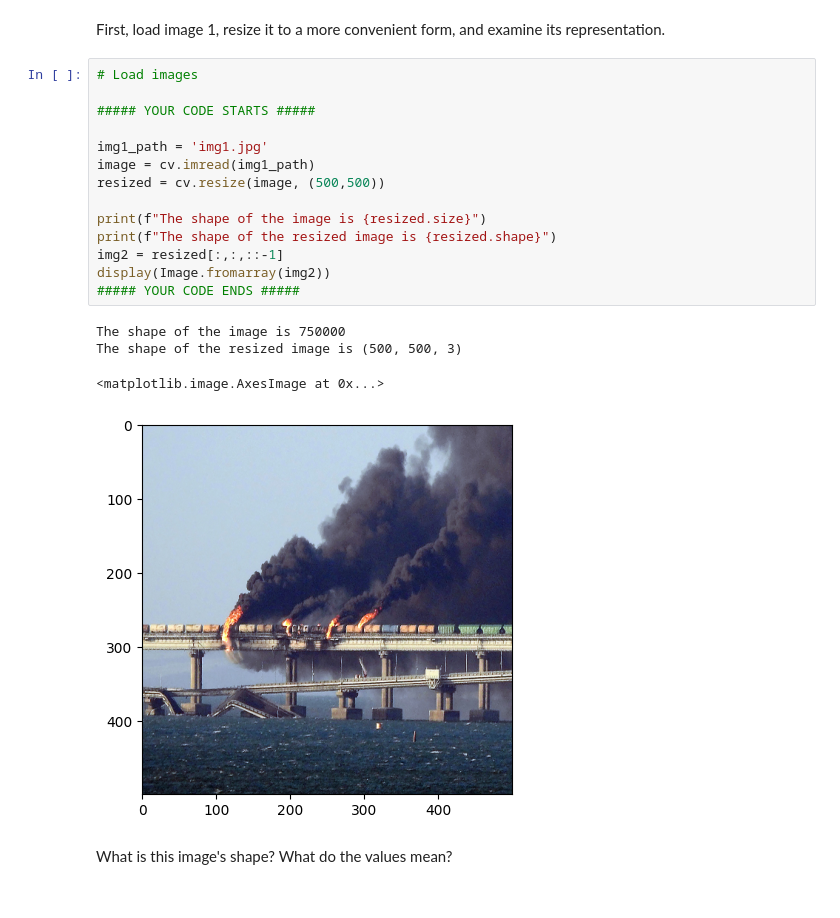
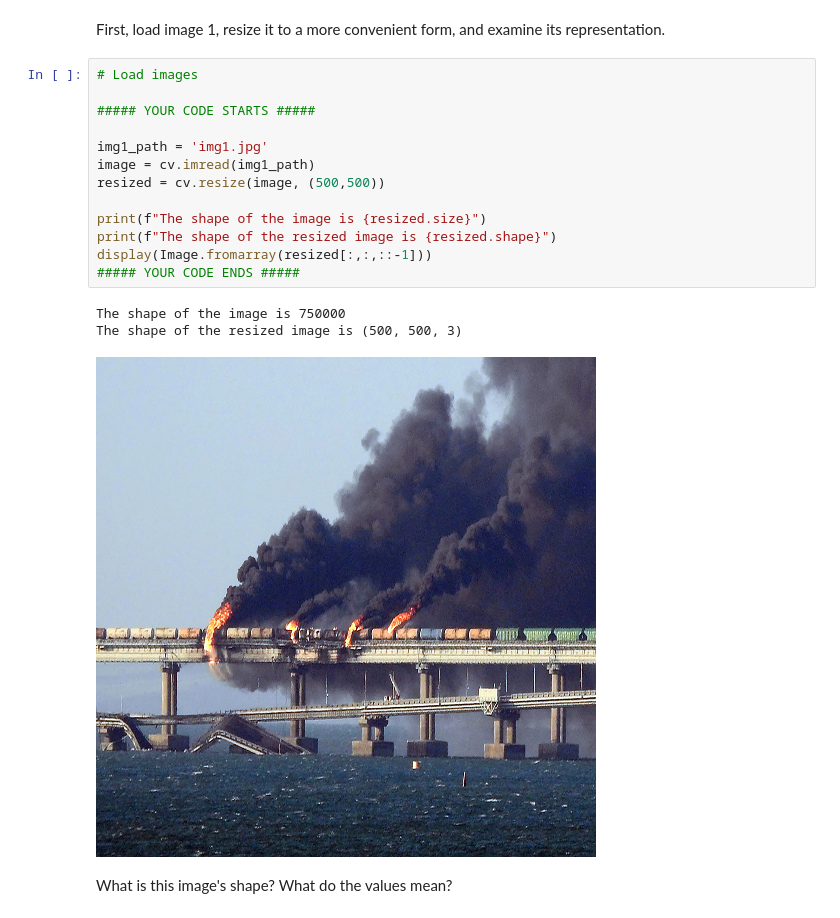
Before and after one commit to Siromanec/la-lab1-mutel_muzychuk_ivanov, a Jupyter notebook: Ivanov_Mutel_Muzychuk_LA_Lab_1.ipynb, the cells around one changed output. Cells and saved outputs as stored; diff of their text form.

Commit message:
done 1.5 translating + unified image output

```diff
--- a/Ivanov_Mutel_Muzychuk_LA_Lab_1.ipynb
+++ b/Ivanov_Mutel_Muzychuk_LA_Lab_1.ipynb
@@ -40,22 +40,20 @@ First, load image 1, resize it to a more convenient form, and examine its repres
 # %%
 # Load images
 
 ##### YOUR CODE STARTS #####
 
 img1_path = 'img1.jpg'
 image = cv.imread(img1_path)
 resized = cv.resize(image, (500,500))
 
 print(f"The shape of the image is {resized.size}")
 print(f"The shape of the resized image is {resized.shape}")
-img2 = resized[:,:,::-1]
-display(Image.fromarray(img2))
+display(Image.fromarray(resized[:,:,::-1]))
 ##### YOUR CODE ENDS #####
 # %% [output]
 The shape of the image is 750000
 The shape of the resized image is (500, 500, 3)
-<matplotlib.image.AxesImage at 0x...>
-[figure, old version]
+[figure, new version]
 # %% [markdown]
  What is this image's shape? What do the values mean?
 # %% [markdown]
```
Also changed, not shown: parts of 8 cells of this notebook.
